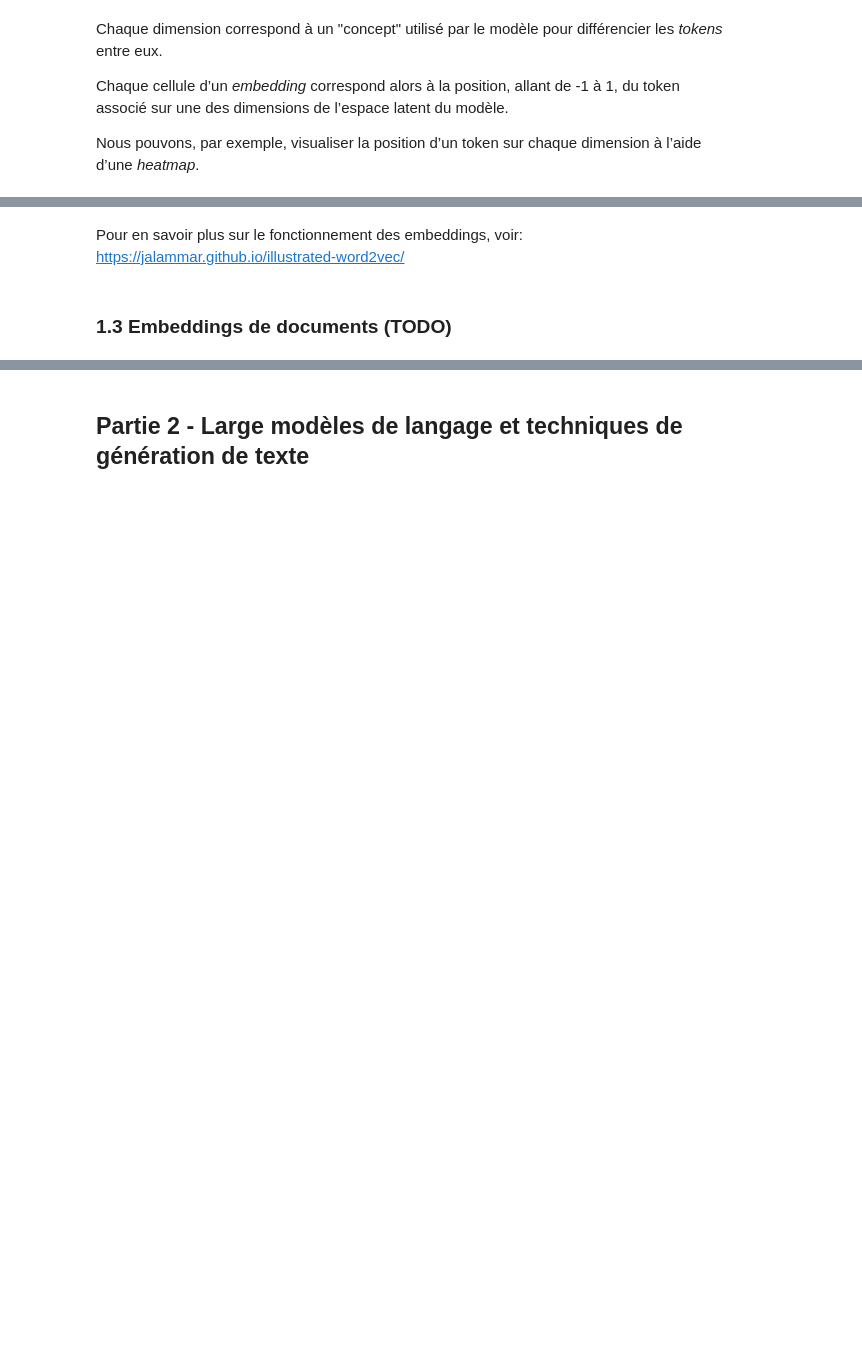
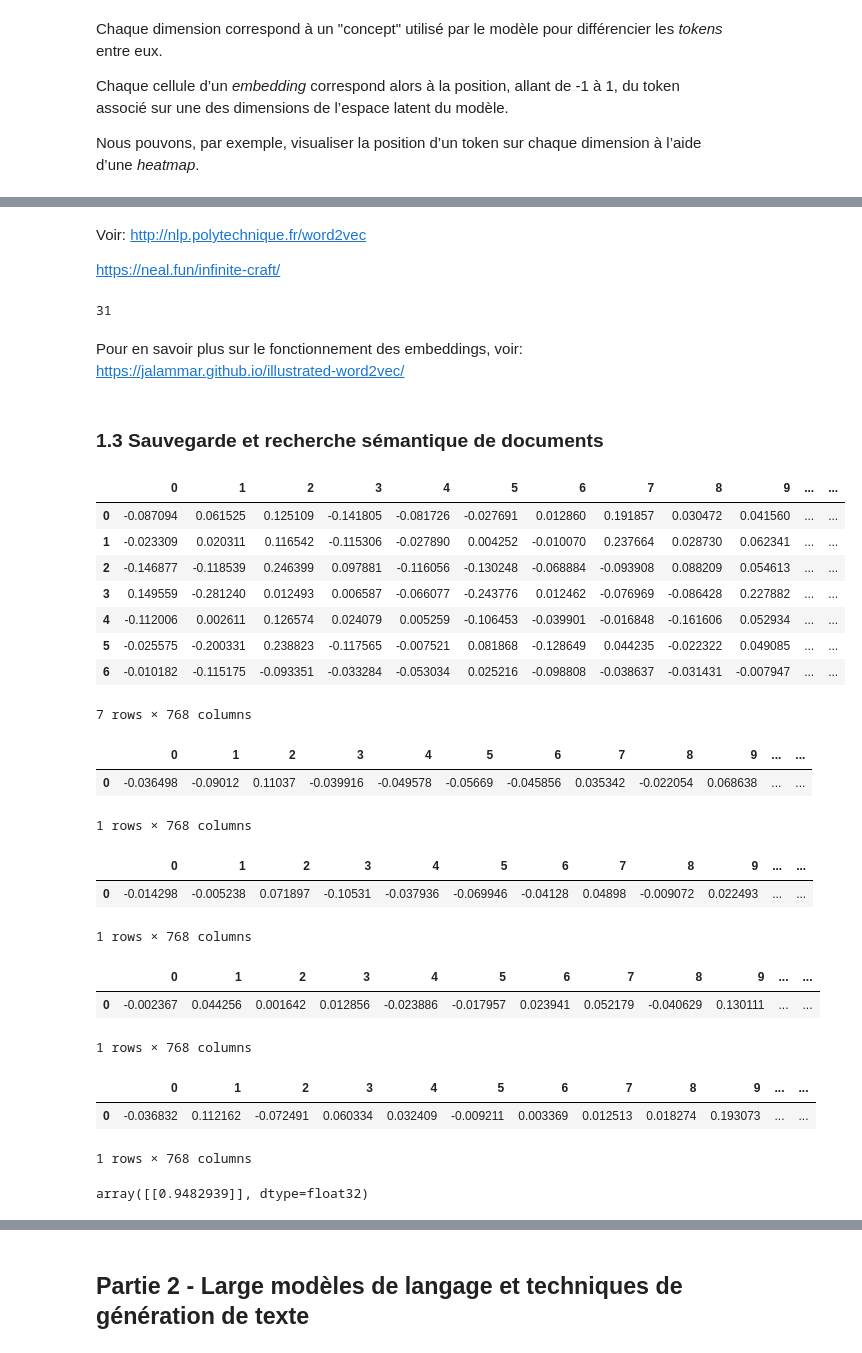
Before and after one commit to a-t-richard/DU-IAS-Atelier-NLP, a Jupyter notebook: DU_IAS_Atelier_NLP.ipynb, the cells around one changed output, grey strips where cells are left out. Cells and saved outputs as stored; diff of their text form; code cells hidden in the pictures; blank space fills up the shorter version.

```diff
--- a/DU_IAS_Atelier_NLP.ipynb
+++ b/DU_IAS_Atelier_NLP.ipynb
@@ -228,7 +314,64 @@ reine
+# %% [markdown]
+Voir: http://nlp.polytechnique.fr/word2vec
+
+https://neal.fun/infinite-craft/
 # %%
 del embedded_vocab
+del df_embedded_vocab
+del vocab
 gc.collect()
+# %% [output]
+31
 # %% [markdown]
 Pour en savoir plus sur le fonctionnement des embeddings, voir: https://jalammar.github.io/illustrated-word2vec/
 # %% [markdown]
-### 1.3 Embeddings de documents (TODO)
+### 1.3 Sauvegarde et recherche sémantique de documents
+# %%
+data = pipeline("J'aime le fromage")
+pd.DataFrame(data[0])
+# %% [output]
+|  | 0 | 1 | 2 | 3 | 4 | 5 | 6 | 7 | 8 | 9 | ... | ... |
+| 0 | -0.087094 | 0.061525 | 0.125109 | -0.141805 | -0.081726 | -0.027691 | 0.012860 | 0.191857 | 0.030472 | 0.041560 | ... | ... |
+| 1 | -0.023309 | 0.020311 | 0.116542 | -0.115306 | -0.027890 | 0.004252 | -0.010070 | 0.237664 | 0.028730 | 0.062341 | ... | ... |
+| 2 | -0.146877 | -0.118539 | 0.246399 | 0.097881 | -0.116056 | -0.130248 | -0.068884 | -0.093908 | 0.088209 | 0.054613 | ... | ... |
+| 3 | 0.149559 | -0.281240 | 0.012493 | 0.006587 | -0.066077 | -0.243776 | 0.012462 | -0.076969 | -0.086428 | 0.227882 | ... | ... |
+| 4 | -0.112006 | 0.002611 | 0.126574 | 0.024079 | 0.005259 | -0.106453 | -0.039901 | -0.016848 | -0.161606 | 0.052934 | ... | ... |
+| 5 | -0.025575 | -0.200331 | 0.238823 | -0.117565 | -0.007521 | 0.081868 | -0.128649 | 0.044235 | -0.022322 | 0.049085 | ... | ... |
+| 6 | -0.010182 | -0.115175 | -0.093351 | -0.033284 | -0.053034 | 0.025216 | -0.098808 | -0.038637 | -0.031431 | -0.007947 | ... | ... |
+7 rows × 768 columns
+# %%
+data1 = pipeline("J'aime le fromage",return_tensors = "pt")[0].numpy().mean(axis=0)
+data1 = pd.DataFrame([data1])
+data1
+# %% [output]
+|  | 0 | 1 | 2 | 3 | 4 | 5 | 6 | 7 | 8 | 9 | ... | ... |
+| 0 | -0.036498 | -0.09012 | 0.11037 | -0.039916 | -0.049578 | -0.05669 | -0.045856 | 0.035342 | -0.022054 | 0.068638 | ... | ... |
+1 rows × 768 columns
+# %%
+data2 = pipeline("Je déteste le fromage",return_tensors = "pt")[0].numpy().mean(axis=0)
+data2 = pd.DataFrame([data2])
+data2
+# %% [output]
+|  | 0 | 1 | 2 | 3 | 4 | 5 | 6 | 7 | 8 | 9 | ... | ... |
+| 0 | -0.014298 | -0.005238 | 0.071897 | -0.10531 | -0.037936 | -0.069946 | -0.04128 | 0.04898 | -0.009072 | 0.022493 | ... | ... |
+1 rows × 768 columns
+# %%
+data3 = pipeline("La Tomme de Savoie c'est vraiment bon", return_tensors = "pt")[0].numpy().mean(axis=0)
+data3 = pd.DataFrame([data3])
+data3
+# %% [output]
+|  | 0 | 1 | 2 | 3 | 4 | 5 | 6 | 7 | 8 | 9 | ... | ... |
+| 0 | -0.002367 | 0.044256 | 0.001642 | 0.012856 | -0.023886 | -0.017957 | 0.023941 | 0.052179 | -0.040629 | 0.130111 | ... | ... |
+1 rows × 768 columns
+# %%
+data4 = pipeline("Le soleil brille sur la ville de Paris aujourd'hui", return_tensors = "pt")[0].numpy().mean(axis=0)
+data4 = pd.DataFrame([data4])
+data4
+# %% [output]
+|  | 0 | 1 | 2 | 3 | 4 | 5 | 6 | 7 | 8 | 9 | ... | ... |
+| 0 | -0.036832 | 0.112162 | -0.072491 | 0.060334 | 0.032409 | -0.009211 | 0.003369 | 0.012513 | 0.018274 | 0.193073 | ... | ... |
+1 rows × 768 columns
+# %%
+cosine_similarity(data1, data2)
+# %% [output]
+array([[0.9482939]], dtype=float32)
```
Also changed, not shown: parts of 31 cells of this notebook.
